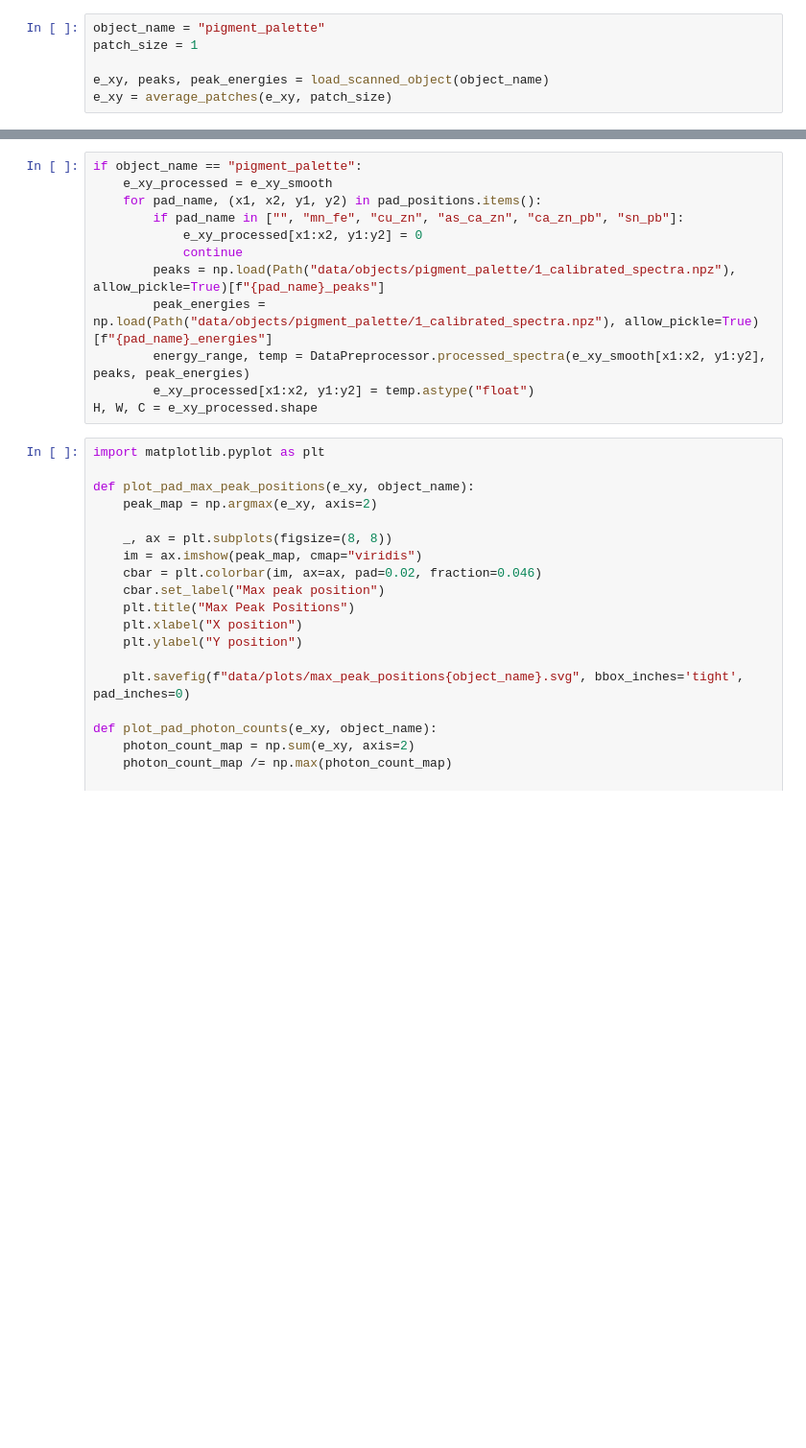
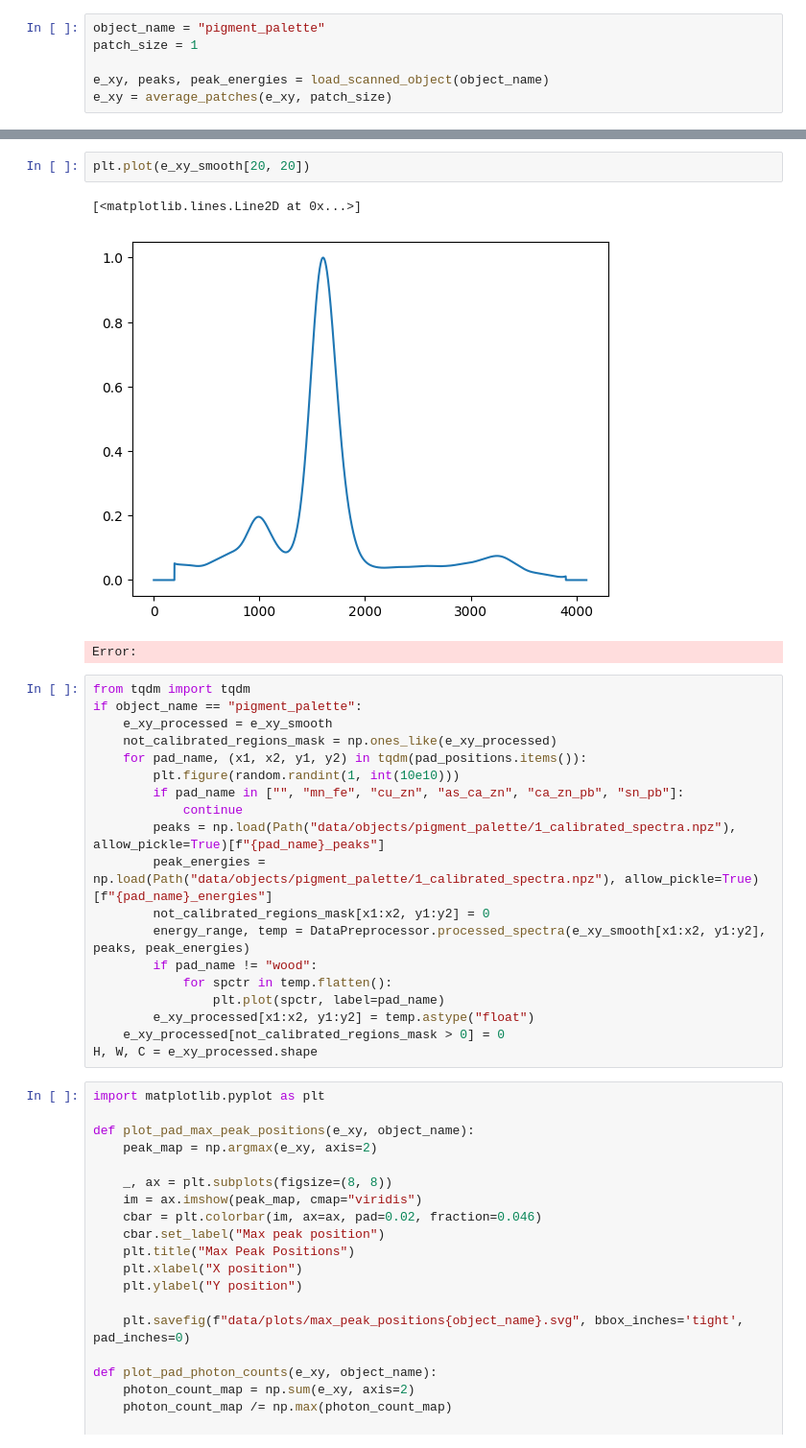
Before and after one commit to erzar0/masters-thesis, a Jupyter notebook: 5_pigment_palette_preprocessing copy.ipynb, the cells around one changed output, grey strips where cells are left out. Shown at 96% size. Drawn from its saved outputs; the diff is of its cells as text; blank space fills up the shorter version.

```diff
--- a/5_pigment_palette_preprocessing copy.ipynb
+++ b/5_pigment_palette_preprocessing copy.ipynb
@@ -132,14 +145,27 @@ IndexError: index 128 is out of bounds for axis 0 with size 128
+# %%
+plt.plot(e_xy_smooth[20, 20])
+# %% [output]
+[<matplotlib.lines.Line2D at 0x...>]
+[figure, added]
+Error:
 # %%
+from tqdm import tqdm
 if object_name == "pigment_palette":
     e_xy_processed = e_xy_smooth
-    for pad_name, (x1, x2, y1, y2) in pad_positions.items():
+    not_calibrated_regions_mask = np.ones_like(e_xy_processed)
+    for pad_name, (x1, x2, y1, y2) in tqdm(pad_positions.items()):
+        plt.figure(random.randint(1, int(10e10)))
         if pad_name in ["", "mn_fe", "cu_zn", "as_ca_zn", "ca_zn_pb", "sn_pb"]:
-            e_xy_processed[x1:x2, y1:y2] = 0
             continue
         peaks = np.load(Path("data/objects/pigment_palette/1_calibrated_spectra.npz"), allow_pickle=True)[f"{pad_name}_peaks"]
         peak_energies = np.load(Path("data/objects/pigment_palette/1_calibrated_spectra.npz"), allow_pickle=True)[f"{pad_name}_energies"]
+        not_calibrated_regions_mask[x1:x2, y1:y2] = 0
         energy_range, temp = DataPreprocessor.processed_spectra(e_xy_smooth[x1:x2, y1:y2], peaks, peak_energies)
+        if pad_name != "wood":
+            for spctr in temp.flatten():
+                plt.plot(spctr, label=pad_name)
         e_xy_processed[x1:x2, y1:y2] = temp.astype("float")
+    e_xy_processed[not_calibrated_regions_mask > 0] = 0
 H, W, C = e_xy_processed.shape
 # %%
 import matplotlib.pyplot as plt
```
Also changed, not shown: parts of 4 cells of this notebook, 7 other files.
